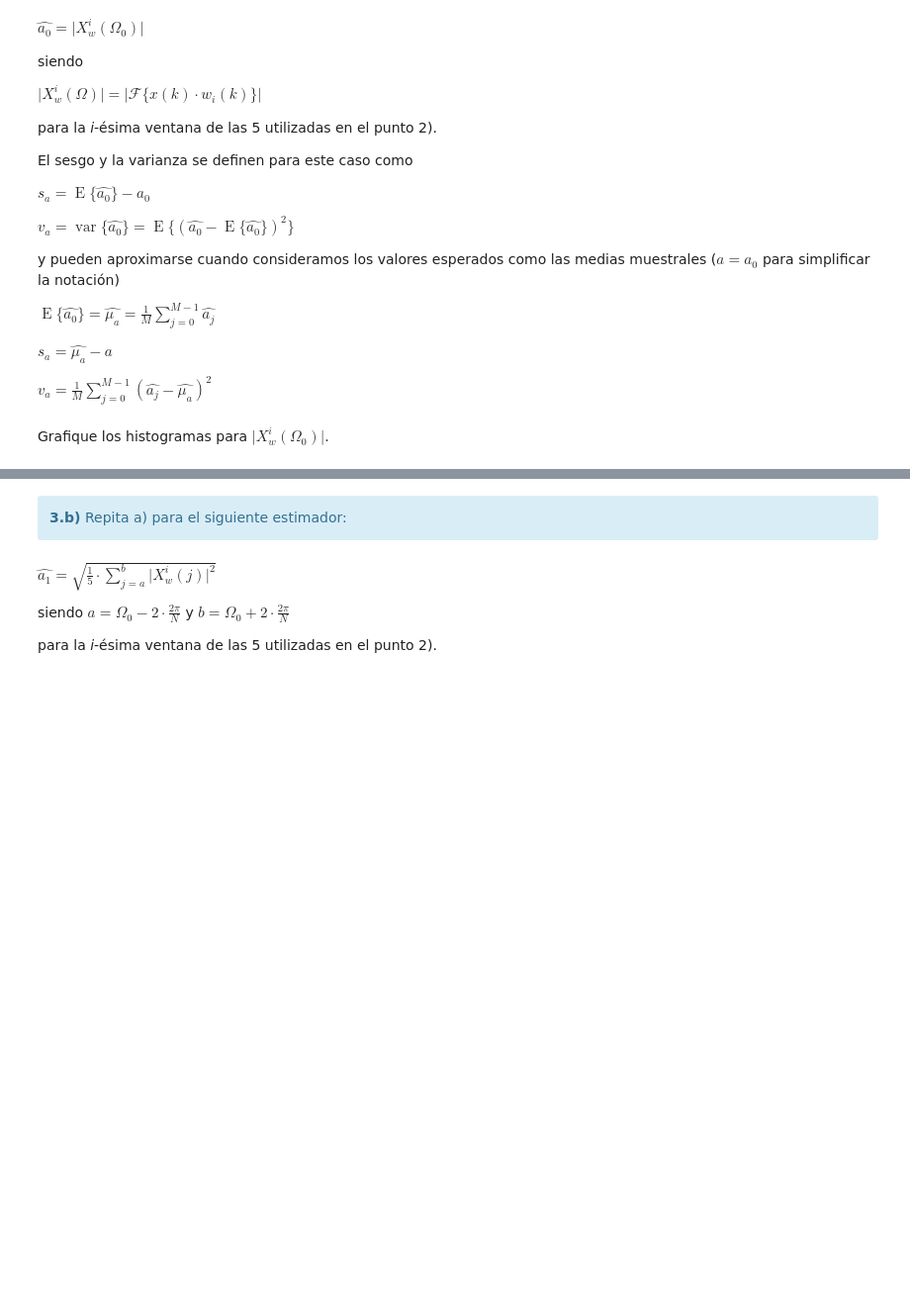
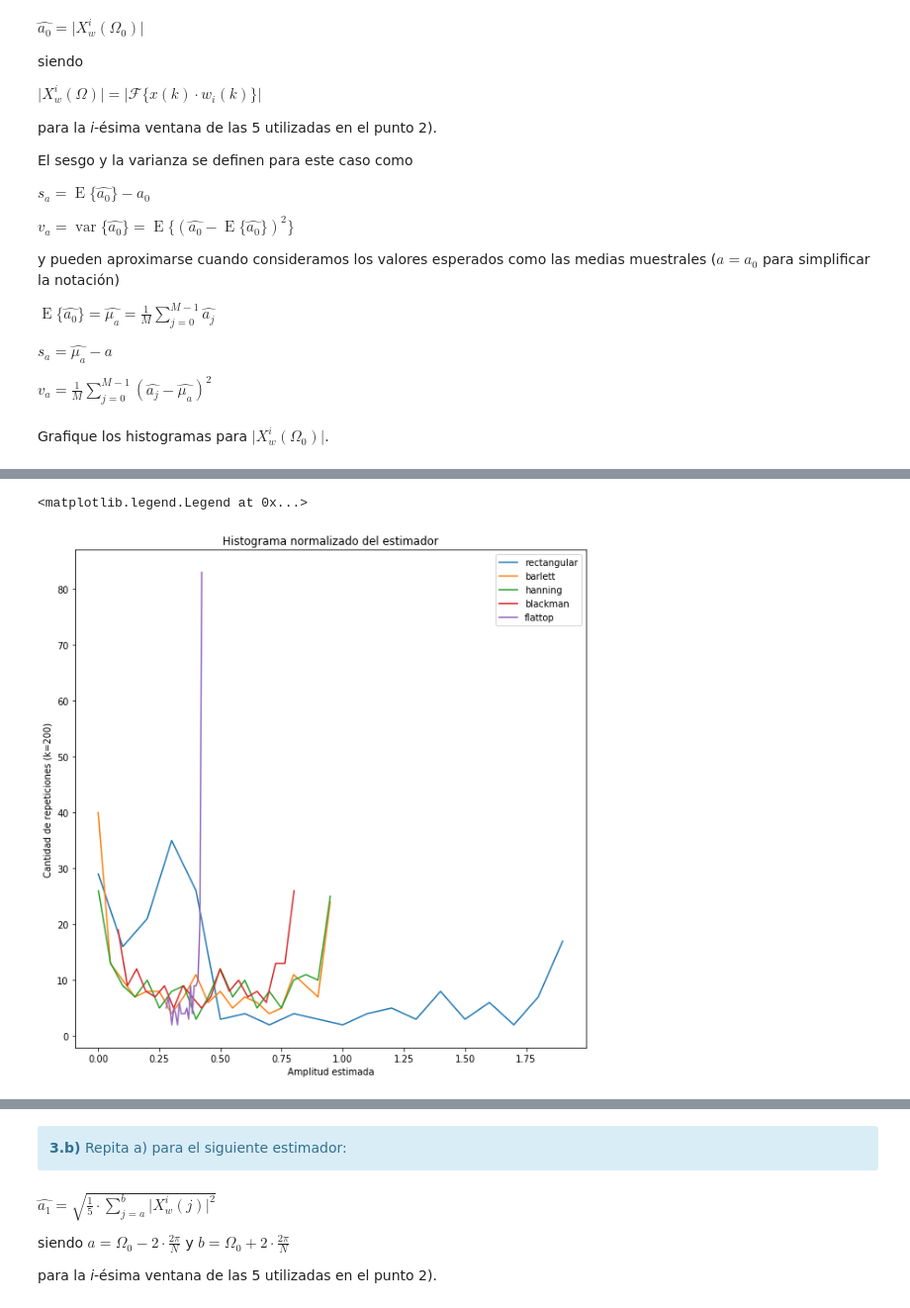
Before and after one commit to fgerce/DSP, a Jupyter notebook: TP2 - Ventanas.ipynb, the cells around one changed output, grey strips where cells are left out. Shown: that part at 99% size. Cells and saved outputs as stored; diff of their text form; code cells hidden in the pictures; blank space fills up the shorter version.

```diff
--- a/TP2 - Ventanas.ipynb
+++ b/TP2 - Ventanas.ipynb
@@ -550,3 +546,66 @@ Grafique los histogramas para  $\lvert X^i_w(\Omega_0) \rvert$.
+# %%
+##########################################
+# Acá podés generar los gráficos pedidos #
+##########################################
+N  = 1000 # muestras
+fs = 1000 # Hz
+
+k = 200 #Repeticiones de montecarlo
+
+f0 = fs/4
+p0 = 0     # radianes
+a0 = 2      # Volts
+
+df = np.random.uniform(-2,2, k)
+fn = f0 + df*fs/N
+
+Ts = 1/fs
+tt = np.linspace(0, (N-1)*Ts, N)
+
+x = np.transpose(np.vstack([a0*np.sin(2*np.pi*ff*tt) for ff in fn]))
+
+ventana = [sig.boxcar(N), sig.bartlett(N), sig.hann(N), sig.blackman(N), sig.flattop(N)]
+
+V = len(ventana)
+sesgo = np.zeros(V)
+var = np.zeros(V)
+prom = np.zeros(V)
+dist = np.zeros((k,V))
+
+for (vv, this_win) in zip(range(V), ventana):
+       X = np.transpose(np.vstack([x[:,kk]*this_win for kk in range(0,k)]))
+       X = fft(X, axis=0)
+       modX = np.abs(fftshift(X))*2/N
+       center = int(np.floor(N/2))
+       modX = modX[center:N]
+       freq = np.linspace(0, 0.5, len(modX))
+       mod_slice = modX[250, :]
+       dist[:,vv] = mod_slice
+       prom[vv] = np.mean(mod_slice)
+       sesgo[vv] = prom[vv] - a0
+       var[vv] = np.mean((mod_slice-prom[vv])**2)
+
+s1, edge1 = np.histogram(dist[:,0], 20)
+s2, edge2 = np.histogram(dist[:,1], 20)
+s3, edge3 = np.histogram(dist[:,2], 20)
+s4, edge4 = np.histogram(dist[:,3], 20)
+s5, edge5 = np.histogram(dist[:,4], 20)
+
+
+plt.figure("Histograma normalizado del estimador", figsize=(10,10))
+plt.title("Histograma normalizado del estimador")
+plt.plot(edge1[0:20], s1, label="rectangular")
+plt.plot(edge2[0:20], s2, label="barlett")
+plt.plot(edge3[0:20], s3, label="hanning")
+plt.plot(edge4[0:20], s4, label="blackman")
+plt.plot(edge5[0:20], s5, label="flattop")
+plt.xlabel("Amplitud estimada")
+plt.ylabel("Cantidad de repeticiones (k=200)")
+
+plt.legend()
+# %% [output]
+<matplotlib.legend.Legend at 0x...>
+[figure, added]
 # %%
 
 #######################################
```
Also changed, not shown: parts of 7 cells of this notebook, 2 other files.
